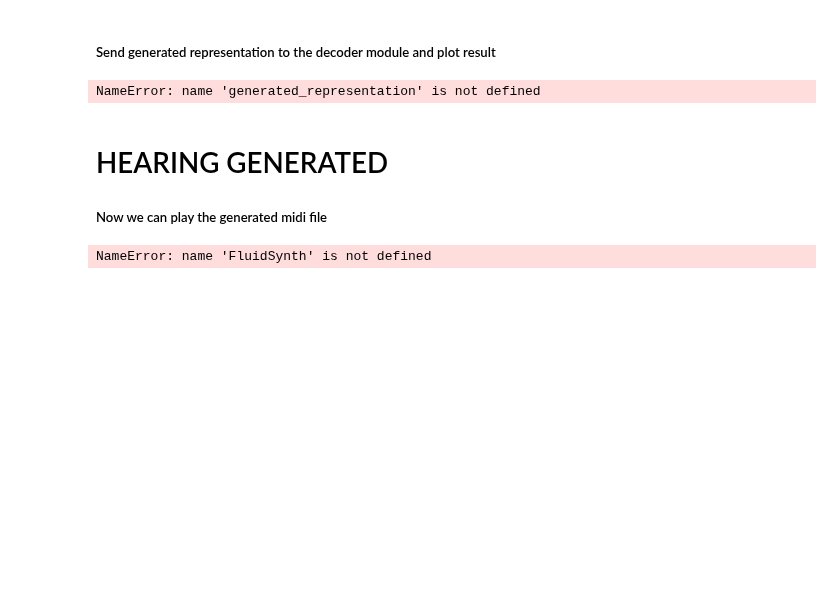
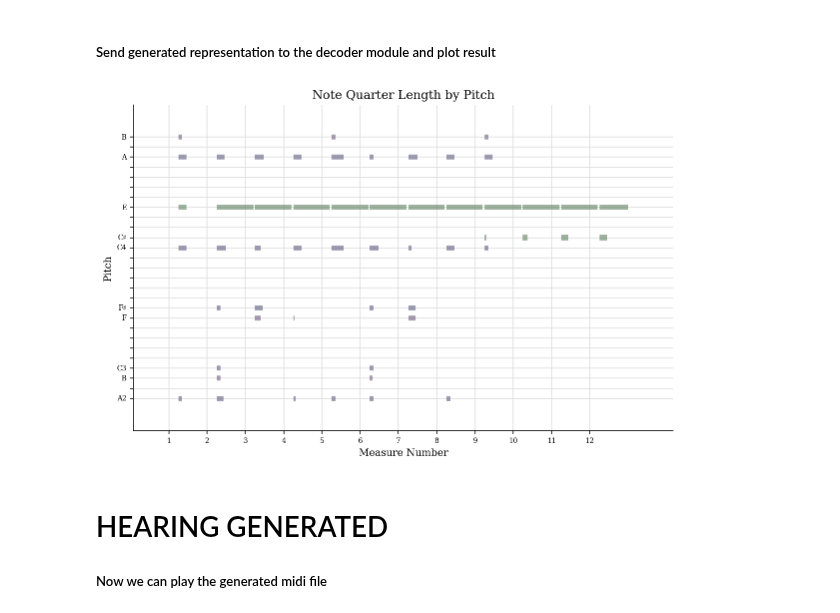
Before and after one commit to petcomputacaoufrgs/papagaio, a Jupyter notebook: BILSTM_Example.ipynb, the cells around one changed output. Cells and saved outputs as stored; diff of their text form; code cells hidden in the pictures; blank space fills up the shorter version.

```diff
--- a/BILSTM_Example.ipynb
+++ b/BILSTM_Example.ipynb
@@ -415,7 +416,8 @@ Amount of training examples:    161170
 # %% [markdown]
 ### Run train
 # %%
-SAVE_AS = f'{modelPath}{MODEL_NAME}_[{INSTRUMENT}]' # Name of the output LSTM data
+model = torch.load("models/BI_LSTM_[Electric guitar][5].pt")
+# SAVE_AS = f'{modelPath}{MODEL_NAME}_[{INSTRUMENT}]' # Name of the output LSTM data
 
 #!jupyter nbextension enable --py widgetsnbextension
-train(model, optimizer, loss_fn, training_dl, SAVE_AS, num_epochs=N_EPOCHS)
+# train(model, optimizer, loss_fn, training_dl, SAVE_AS, num_epochs=N_EPOCHS)
@@ -445,8 +444,8 @@ NameError: name 'INSTRUMENT' is not defined
 ##### Set generation parameters
 # %%
 CONTEXT_FIRST_MEASURE = 1
-CONTEXT_AMOUNT = 50 # Amount of measures of context
-GENERATE_AMOUNT = 50 # Amount of measures to generate
+CONTEXT_AMOUNT = 4 # Amount of measures of context
+GENERATE_AMOUNT = 4 # Amount of measures to generate
 TEMPERATURE = 0.5 # Predicted probability must be >= 80% to note be played
 
 # INFO_SIZE = 4
@@ -463,7 +462,7 @@ context_performance = getPerformance(CONTEXT, first_context_frame, last_context_
 generated_info = getInfo(CONTEXT, first_generated_frame, last_generated_frame)
 
 print(f'CONTEXT_INFO: \n {context_info} \n\n')
-print(f'CONTEXT_SF: \n {context_sf} \t Shape: {context_sf.shape}')
+print(f'CONTEXT_PERFOMANCE: \n {context_performance} \t Shape: {context_performance.shape}')
 
 print(f'GENERATED_INFO: \n {generated_info}')
 # %% [output]
@@ -493,7 +524,9 @@ NameError: name 'context_performance' is not defined
 ##### Merge Info and StackFrame to get the complete, decodable representation
 # %%
 # Merge StackFrame and Info blocks
-generated_representation = mergeData(generated_info, generated_performance, INSTRUMENT, SETTINGS.MIDI_OFFSET)
+generated_representation = mergeData(generated_info, generated_performance, INSTRUMENT, SETTINGS.KEYBOARD_OFFSET)
+# Concat the context and the generated part
+generated_full = pd.concat([CONTEXT, generated_representation])
 
 print(f'Generated representation: \n {generated_representation.to_string()}')
 # %% [output]
@@ -501,20 +550,41 @@ NameError: name 'generated_info' is not defined
 # %% [markdown]
 ##### Send generated representation to the decoder module and plot result
 # %%
-OUTPUT_PATH = f'../results/{datasetName}'
+OUTPUT_PATH = f'models/results/The Pretender_test.mid'
 
 # Send representation to decoder
-generated = write.file(generated_representation, SETTINGS.RESOLUTION, save_as=OUTPUT_PATH)
+generated = deserialisation.file(generated_full, SETTINGS, save_as=OUTPUT_PATH)
 
 generated.plot()
 # %% [output]
-NameError: name 'generated_representation' is not defined
+[figure, added]
 # %% [markdown]
 # HEARING GENERATED
 ##### Now we can play the generated midi file
 # %%
-synth = FluidSynth()
-synth.midi_to_audio(OUTPUT_PATH+'.mid', OUTPUT_PATH+'.mid'+'.wav')
-synth.play_midi()
+# synth = midi2audio.FluidSynth()
+# synth.midi_to_audio(OUTPUT_PATH+'.mid', OUTPUT_PATH+'.mid'+'.wav')
+# synth.play_midi()
+
+# https://stackoverflow.com/questions/6030087/play-midi-files-in-python
+def play_music(midi_filename):
+  '''Stream music_file in a blocking manner'''
+  clock = pygame.time.Clock()
+  pygame.mixer.music.load(midi_filename)
+  pygame.mixer.music.play()
+  while pygame.mixer.music.get_busy():
+    clock.tick(30) # check if playback has finished
+
+midi_filename = OUTPUT_PATH
+
+# mixer config
+freq = 44100  # audio CD quality
+bitsize = -16   # unsigned 16 bit
+channels = 2  # 1 is mono, 2 is stereo
+buffer = 1024   # number of samples
+pygame.mixer.init(freq, bitsize, channels, buffer)
+
+# optional volume 0 to 1.0
+pygame.mixer.music.set_volume(0.8)
+
+play_music(midi_filename)
-# %% [output]
-NameError: name 'FluidSynth' is not defined
```
Also changed, not shown: parts of 11 cells of this notebook, 5 other files.
